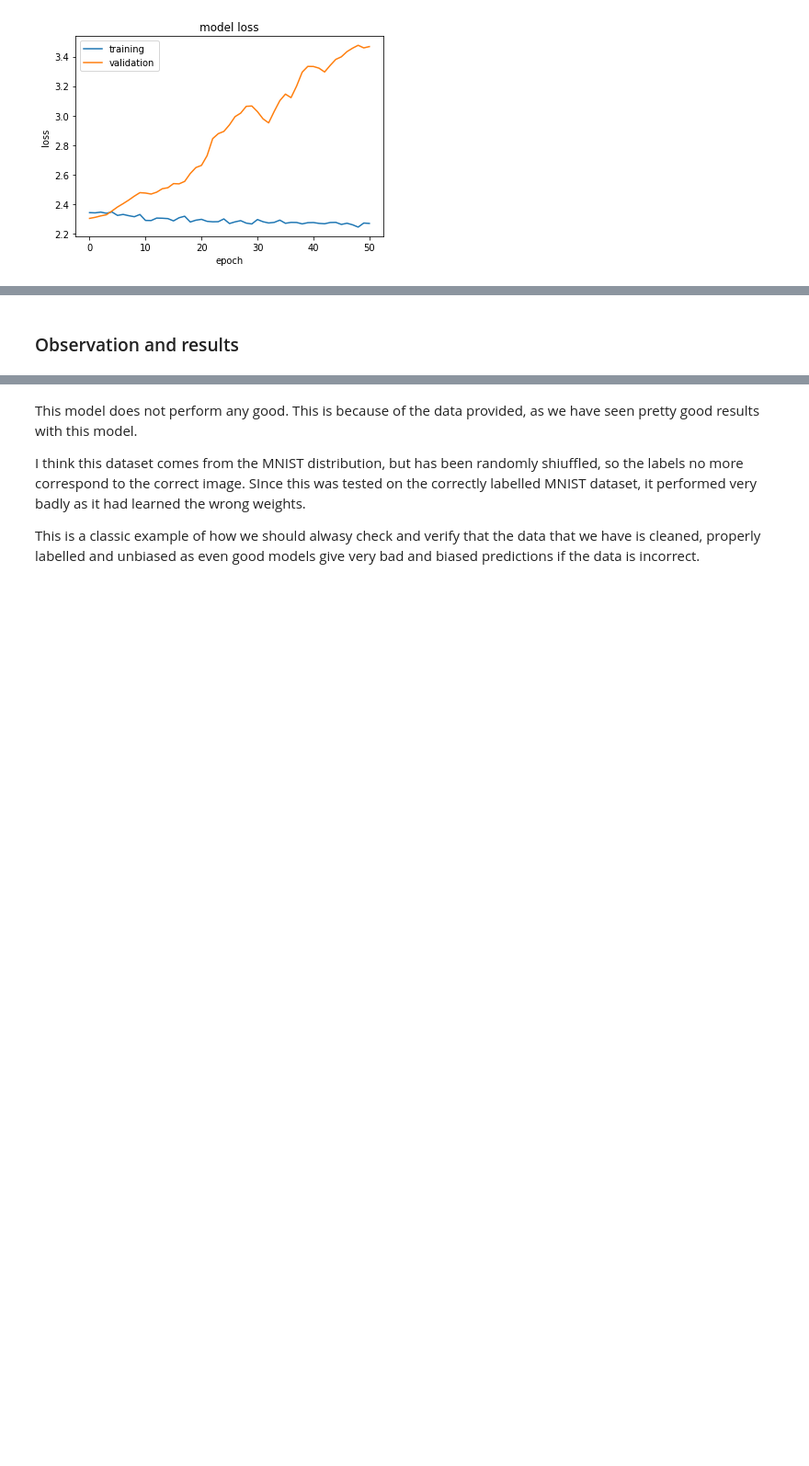
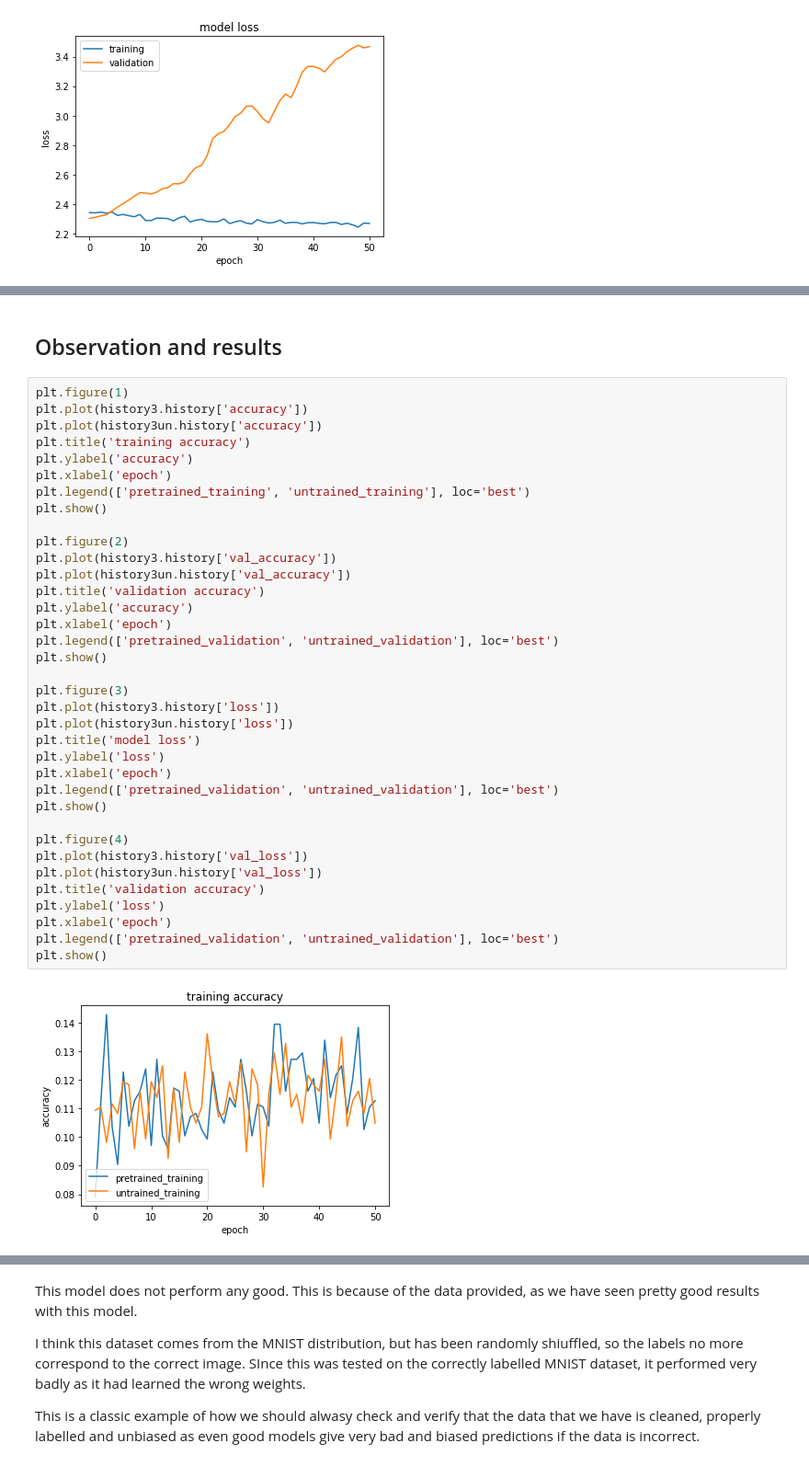
Before and after one commit to thepushkarp/MIDAS-Tasks, a Jupyter notebook: Task2/midastask2part2-3.ipynb, the cells around one changed output, grey strips where cells are left out. Shown at 92% size. Saved outputs shown, nothing was run; the diff lists cells and outputs as text; blank space fills up the shorter version.

```diff
--- a/Task2/midastask2part2-3.ipynb
+++ b/Task2/midastask2part2-3.ipynb
@@ -1125,2 +1249,40 @@ I've used higher early stopping patience level for this as this had so much vari
 # %% [markdown]
-### Observation and results
+## Observation and results
+# %%
+plt.figure(1)
+plt.plot(history3.history['accuracy'])
+plt.plot(history3un.history['accuracy'])
+plt.title('training accuracy')
+plt.ylabel('accuracy')
+plt.xlabel('epoch')
+plt.legend(['pretrained_training', 'untrained_training'], loc='best')
+plt.show()
+
+plt.figure(2)
+plt.plot(history3.history['val_accuracy'])
+plt.plot(history3un.history['val_accuracy'])
+plt.title('validation accuracy')
+plt.ylabel('accuracy')
+plt.xlabel('epoch')
+plt.legend(['pretrained_validation', 'untrained_validation'], loc='best')
+plt.show()
+
+plt.figure(3)
+plt.plot(history3.history['loss'])
+plt.plot(history3un.history['loss'])
+plt.title('model loss')
+plt.ylabel('loss')
+plt.xlabel('epoch')
+plt.legend(['pretrained_validation', 'untrained_validation'], loc='best')
+plt.show()
+
+plt.figure(4)
+plt.plot(history3.history['val_loss'])
+plt.plot(history3un.history['val_loss'])
+plt.title('validation accuracy')
+plt.ylabel('loss')
+plt.xlabel('epoch')
+plt.legend(['pretrained_validation', 'untrained_validation'], loc='best')
+plt.show()
+# %% [output]
+[figure, added]
```
Also changed, not shown: parts of 13 cells of this notebook, 2 other files.
